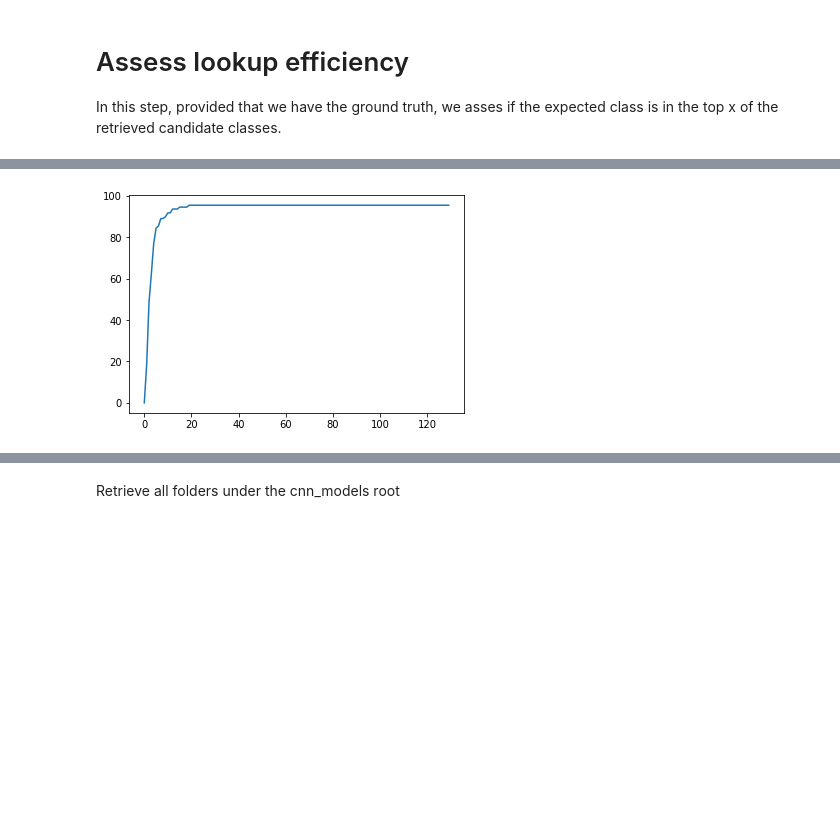
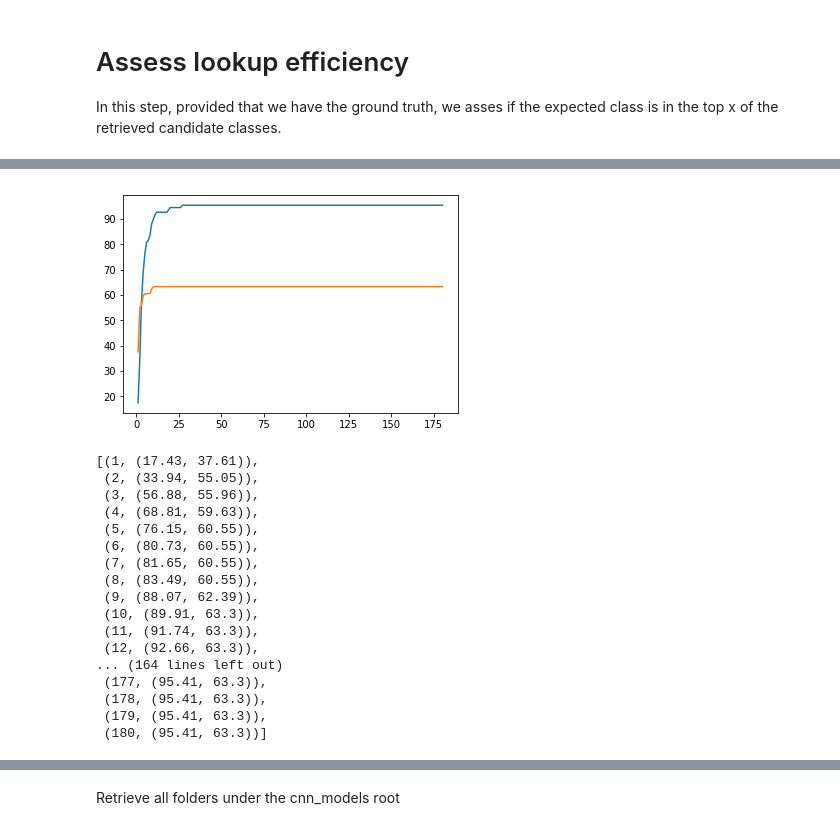
Before and after one commit to zdetor54/nov-city-ms-project, a Jupyter notebook: app/load-models-and-predict.ipynb, the cells around one changed output, grey strips where cells are left out. Cells and saved outputs as stored; diff of their text form; code cells hidden in the pictures; blank space fills up the shorter version.

```diff
--- a/app/load-models-and-predict.ipynb
+++ b/app/load-models-and-predict.ipynb
@@ -27,8 +28,9 @@ def load_json(data_json):
 # %%
 output_folder = 'output\\'
 data = load_json(output_folder+'data.json')
-dict_col_candidate_classes = load_json(output_folder+'dict_col_candidate_classes.json')
-# type_neighours_pos_neg_samples = load_json(output_folder+'type_neighours_pos_neg_samples.json')
+dict_col_candidate_classes = load_json(output_folder+'dict_col_candidate_classes-rep.json')
+type_neighours_pos_neg_samples = load_json(output_folder+'type_neighours_pos_neg_samples.json')
+dict_cand = load_json(output_folder+'dict_cand.json')
 # %% [markdown]
 # Assess lookup efficiency
 
@@ -35,0 +119,12 @@ In this step, provided that we have the ground truth, we asses if the expected c
+# %%
+from tqdm import tqdm
+
+for filename in tqdm(dict_cand):
+    for col in dict_cand[filename]:
+        dict_cand[filename][col]['class_with_hr'] = list([])
+        for cls in dict_cand[filename][col]['class_without_hr']:
+            if len([value for value in get_dbo_subclass(cls) if value in dict_cand[filename][col]['class_without_hr']]) == 0:
+                dict_cand[filename][col]['class_with_hr'].append(cls)
+
+with open(('output/dict_cand-%s.json' % time.strftime("%Y%m%d-%H%M%S")), 'w') as fp:
+        json.dump(dict_cand, fp)
@@ -36,39 +136,60 @@ In this step, provided that we have the ground truth, we asses if the expected c
 # %%
-def lookup_assessment(dict_col_candidate_classes, threshold = 10000):
+def lookup_assessment(dict_cand, threshold = 10000):
     found = 0
+    found_with = 0
     total_columns = 0
-    for file in data:
-        filename = file['filename']
-        for col in file['gt']:
-            actual_cls = file['gt'][col]
-            candidate_cls = Counter([i[0] for i in dict_col_candidate_classes[filename][col]]).most_common()[:threshold]
-#             print (filename, col, actual_cls, candidate_cls)
-            if actual_cls in dict(candidate_cls):
+
+    for file in dict_cand:
+        for col in dict_cand[file]:
+            candidate_class_without_hr = dict_cand[file][col]['class_without_hr'][:threshold]
+            candidate_class_with_hr = dict_cand[file][col]['class_with_hr'][:threshold]
+            actual_cls = next(item for item in data if item["filename"] == file)['gt'][col]
+            if actual_cls in candidate_class_without_hr:
                 found+=1
+            if actual_cls in candidate_class_with_hr:
+                found_with+=1
             total_columns+=1
-    return round(100*found/total_columns,2)
+    return (round(100*found/total_columns,2),round(100*found_with/total_columns,2))
 # %%
 results = []
 
 # first we calculate the max number of candidates across all the columns in the tabular data so we cap the range
 max_cand = 0
 for file in dict_col_candidate_classes:
     for col in dict_col_candidate_classes[file]:
 
         candidate_cls = set()
         for element in dict_col_candidate_classes[file][col]:
             candidate_cls.add(element[0])
         if len(candidate_cls) > max_cand:
             max_cand = len(candidate_cls)
 
 # the we increase the size of top list one element at a time until we reac the cap...
-for i in range(max_cand):
-    (x,y) = (i, lookup_assessment(dict_col_candidate_classes,i))
+for i in range(1,max_cand):
+    (x,y) = (i, lookup_assessment(dict_cand, i))
     results.append((x,y))
 
 #... and plot the results
 fig, ax = plt.subplots()
 ax.plot([x[0] for x in results],[x[1] for x in results])
 plt.show()
+results
 # %% [output]
-[figure, old version]
+[figure, new version]
+[(1, (17.43, 37.61)),
+ (2, (33.94, 55.05)),
+ (3, (56.88, 55.96)),
+ (4, (68.81, 59.63)),
+ (5, (76.15, 60.55)),
+ (6, (80.73, 60.55)),
+ (7, (81.65, 60.55)),
+ (8, (83.49, 60.55)),
+ (9, (88.07, 62.39)),
+ (10, (89.91, 63.3)),
+ (11, (91.74, 63.3)),
+ (12, (92.66, 63.3)),
+... (164 lines left out)
+ (177, (95.41, 63.3)),
+ (178, (95.41, 63.3)),
+ (179, (95.41, 63.3)),
+ (180, (95.41, 63.3))]
```
Also changed, not shown: parts of 8 cells of this notebook, 7 other files.
